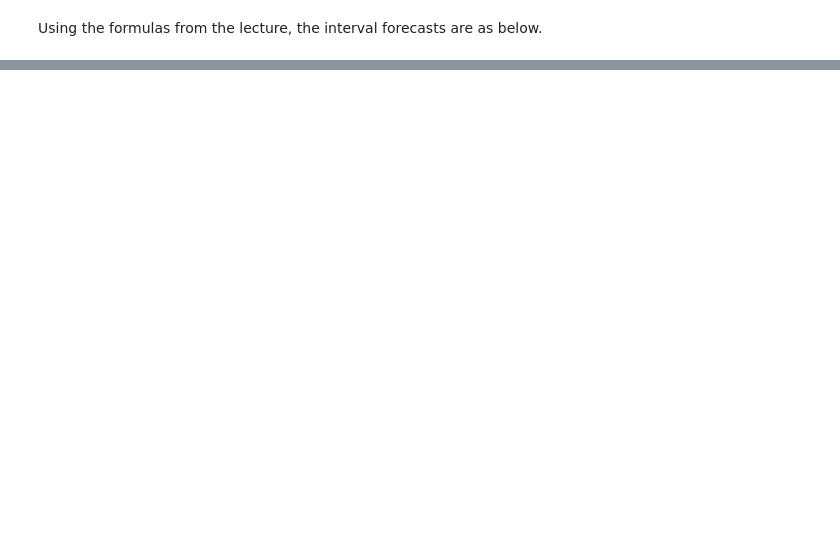
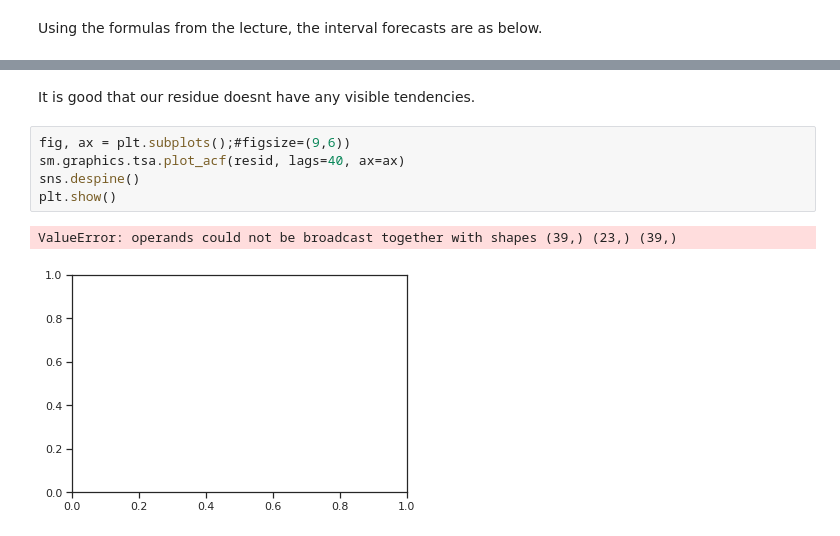
Before and after one commit to git-lu/TimeSeriesAnalysis, a Jupyter notebook: NaiveTimeSeriesAnalysis.ipynb, the cells around one changed output, grey strips where cells are left out. Drawn from its saved outputs; the diff is of its cells as text; blank space fills up the shorter version.

```diff
--- a/NaiveTimeSeriesAnalysis.ipynb
+++ b/NaiveTimeSeriesAnalysis.ipynb
@@ -157,0 +207,10 @@ ImportError: cannot import name 'fanchart' from 'pandas.plotting' (/home/lucia/a
+# %% [markdown]
+It is good that our residue doesnt have any visible tendencies.
+# %%
+fig, ax = plt.subplots();#figsize=(9,6))
+sm.graphics.tsa.plot_acf(resid, lags=40, ax=ax)
+sns.despine()
+plt.show()
+# %% [output]
+ValueError: operands could not be broadcast together with shapes (39,) (23,) (39,)
+[figure, added]
```
Also changed, not shown: parts of 13 cells of this notebook.
